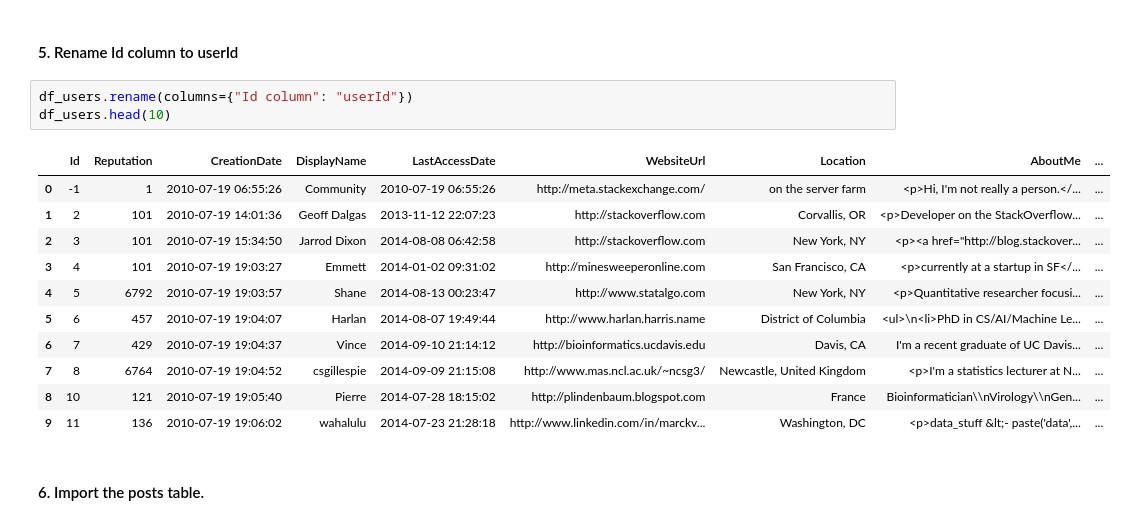
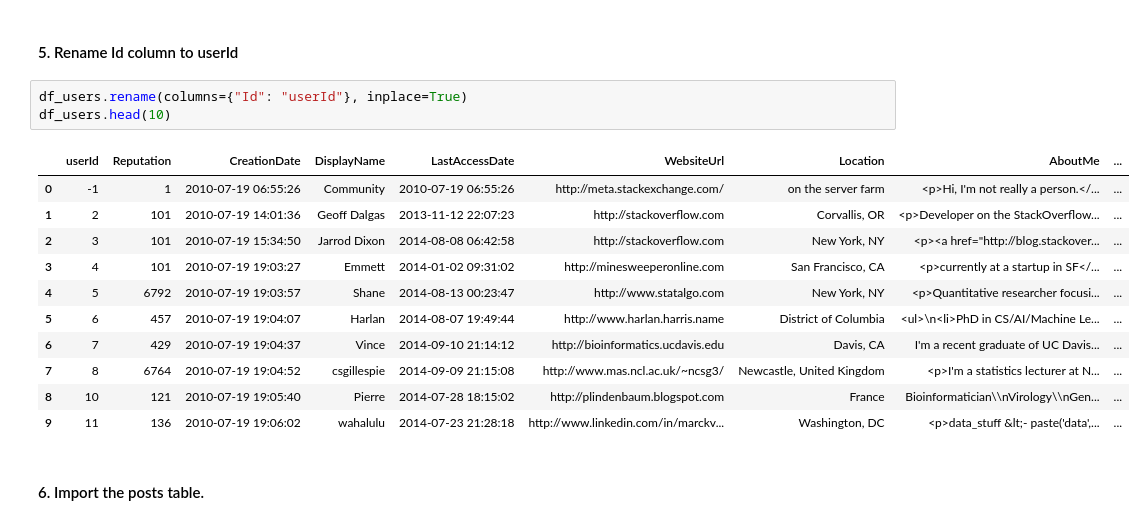
Before and after one commit to CristopherRL/dataptmad1019, a Jupyter notebook: module-1/lab-data_cleaning/your-code/main.ipynb, the cells around one changed output. Cells and saved outputs as stored; diff of their text form.

```diff
--- a/module-1/lab-data_cleaning/your-code/main.ipynb
+++ b/module-1/lab-data_cleaning/your-code/main.ipynb
@@ -33,10 +33,10 @@ df_users.head(10)
 # %% [markdown]
 #### 5. Rename Id column to userId
 # %%
-df_users.rename(columns={"Id column": "userId"})
+df_users.rename(columns={"Id": "userId"}, inplace=True)
 df_users.head(10)
 # %% [output]
-|  | Id | Reputation | CreationDate | DisplayName | LastAccessDate | WebsiteUrl | Location | AboutMe | ... |
+|  | userId | Reputation | CreationDate | DisplayName | LastAccessDate | WebsiteUrl | Location | AboutMe | ... |
 | 0 | -1 | 1 | 2010-07-19 06:55:26 | Community | 2010-07-19 06:55:26 | http://meta.stackexchange.com/ | on the server farm | <p>Hi, I'm not really a person.</... | ... |
 | 1 | 2 | 101 | 2010-07-19 14:01:36 | Geoff Dalgas | 2013-11-12 22:07:23 | http://stackoverflow.com | Corvallis, OR | <p>Developer on the StackOverflow... | ... |
 | 2 | 3 | 101 | 2010-07-19 15:34:50 | Jarrod Dixon | 2014-08-08 06:42:58 | http://stackoverflow.com | New York, NY | <p><a href="http://blog.stackover... | ... |
```
Also changed, not shown: parts of 5 cells of this notebook.
